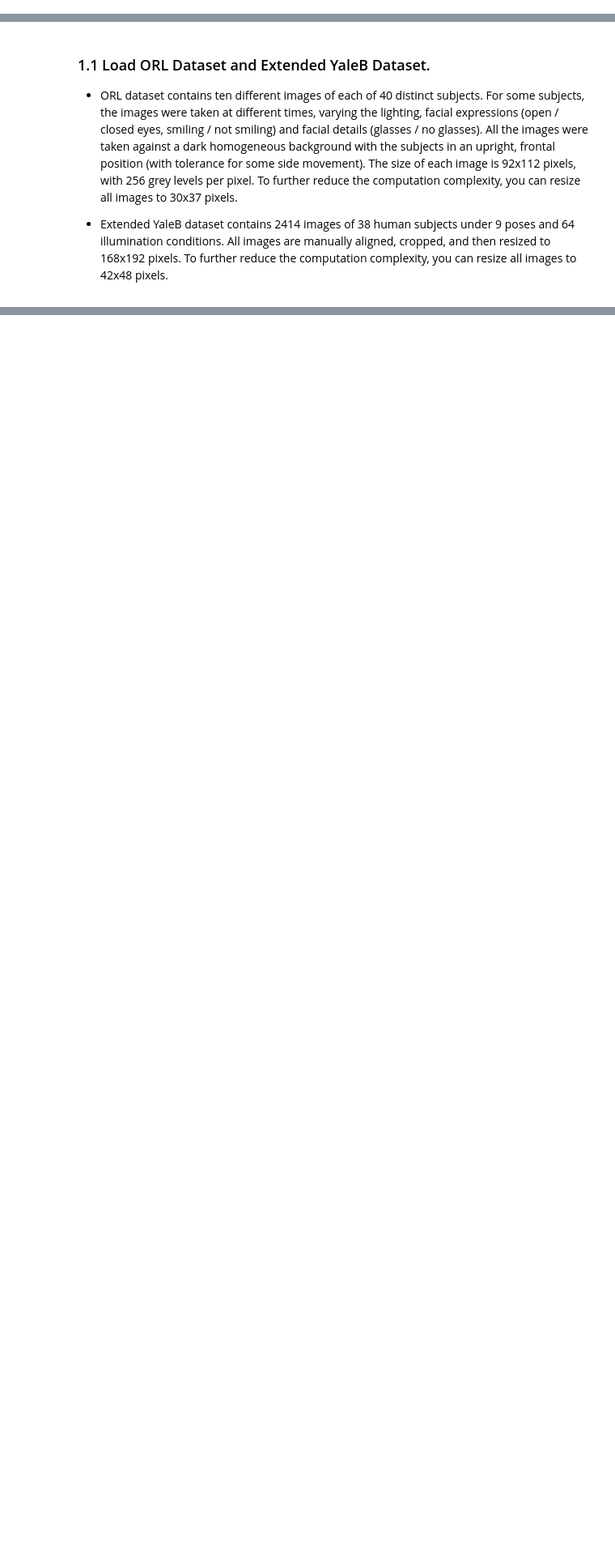
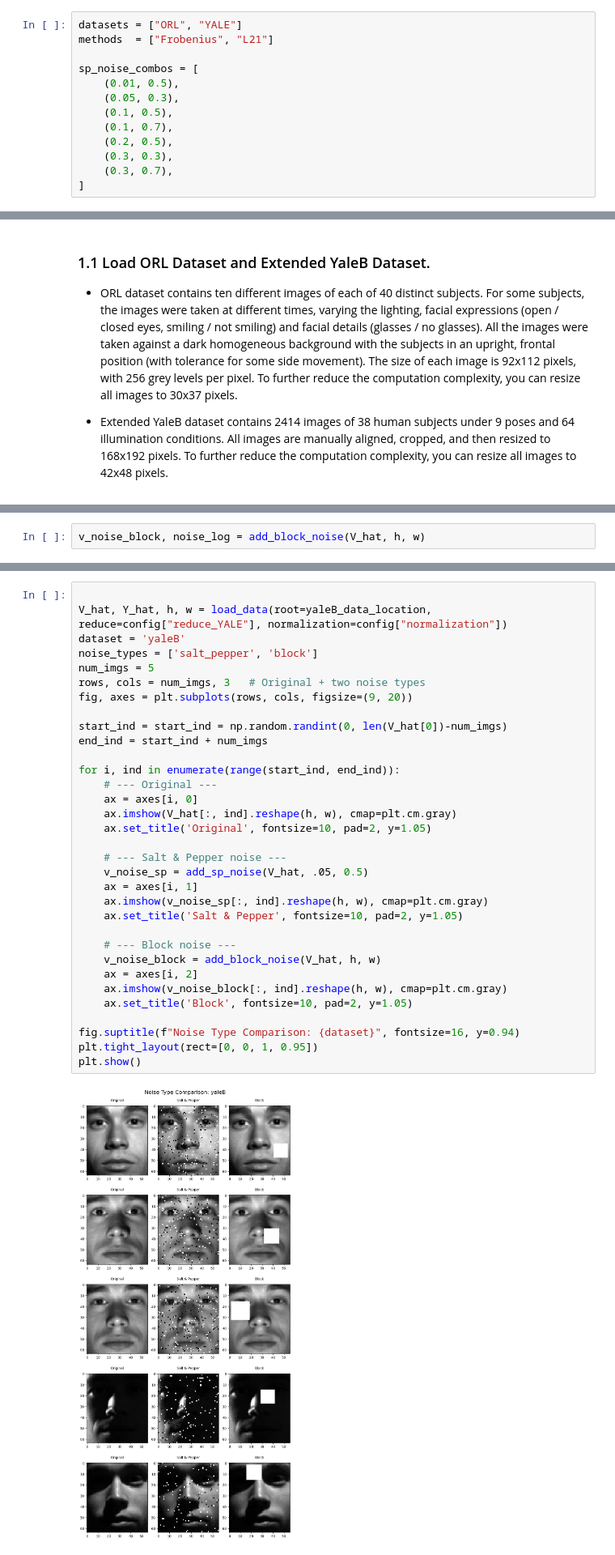
Before and after one commit to jbsaunders/comp5328-assignment-1, a Jupyter notebook: assignment1.ipynb, the cells around one changed output, grey strips where cells are left out. Shown at 81% size. Drawn from its saved outputs; the diff is of its cells as text; blank space fills up the shorter version.

Commit message:
reworking file ready for submission adding block occulsion noise moving common code to be re used

```diff
--- a/assignment1.ipynb
+++ b/assignment1.ipynb
@@ -20,3 +49,16 @@ Lecturer: Tongliang Liu.
+# %%
+datasets = ["ORL", "YALE"]
+methods  = ["Frobenius", "L21"]
+
+sp_noise_combos = [
+    (0.01, 0.5),
+    (0.05, 0.3),
+    (0.1, 0.5),
+    (0.1, 0.7),
+    (0.2, 0.5),
+    (0.3, 0.3),
+    (0.3, 0.7),
+]
 # %% [markdown]
 ## 1. Load Dataset
 
@@ -166,0 +285,2 @@ def load_data_AR(root='data/CroppedAR', reduce=3):
+# %%
+v_noise_block, noise_log = add_block_noise(V_hat, h, w)
@@ -167,3 +342,38 @@ def load_data_AR(root='data/CroppedAR', reduce=3):
+# %%
+
+V_hat, Y_hat, h, w = load_data(root=yaleB_data_location, reduce=config["reduce_YALE"], normalization=config["normalization"])
+dataset = 'yaleB'
+noise_types = ['salt_pepper', 'block']
+num_imgs = 5
+rows, cols = num_imgs, 3   # Original + two noise types
+fig, axes = plt.subplots(rows, cols, figsize=(9, 20))
+
+start_ind = start_ind = np.random.randint(0, len(V_hat[0])-num_imgs)
+end_ind = start_ind + num_imgs
+
+for i, ind in enumerate(range(start_ind, end_ind)):
+    # --- Original ---
+    ax = axes[i, 0]
+    ax.imshow(V_hat[:, ind].reshape(h, w), cmap=plt.cm.gray)
+    ax.set_title('Original', fontsize=10, pad=2, y=1.05)
+
+    # --- Salt & Pepper noise ---
+    v_noise_sp = add_sp_noise(V_hat, .05, 0.5)
+    ax = axes[i, 1]
+    ax.imshow(v_noise_sp[:, ind].reshape(h, w), cmap=plt.cm.gray)
+    ax.set_title('Salt & Pepper', fontsize=10, pad=2, y=1.05)
+
+    # --- Block noise ---
+    v_noise_block = add_block_noise(V_hat, h, w)
+    ax = axes[i, 2]
+    ax.imshow(v_noise_block[:, ind].reshape(h, w), cmap=plt.cm.gray)
+    ax.set_title('Block', fontsize=10, pad=2, y=1.05)
+
+fig.suptitle(f"Noise Type Comparison: {dataset}", fontsize=16, y=0.94)
+plt.tight_layout(rect=[0, 0, 1, 0.95])
+plt.show()
+# %% [output]
+[figure, added]
 # %% [markdown]
 ---------------------------
 # %% [markdown]
```
Also changed, not shown: parts of 42 cells of this notebook, 5 other files.
